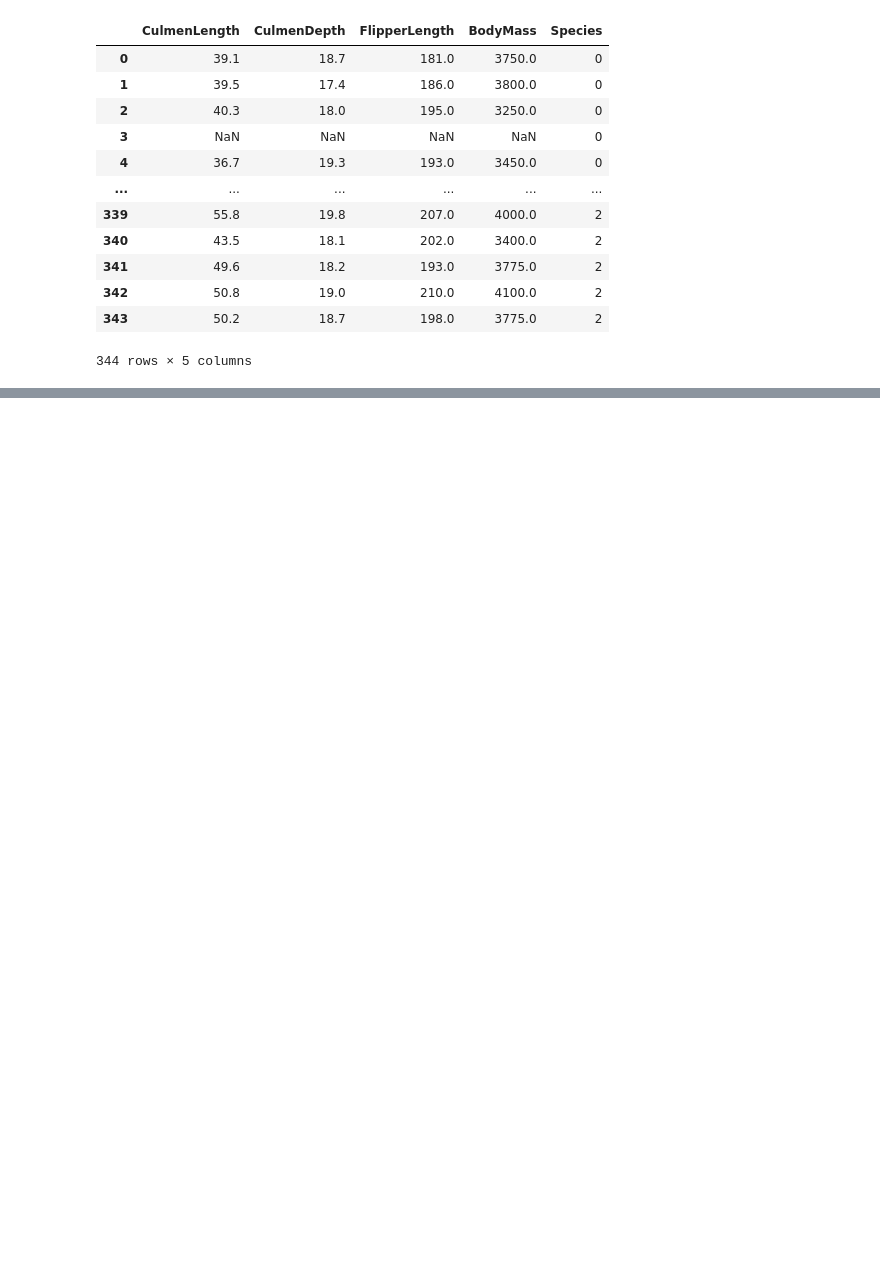
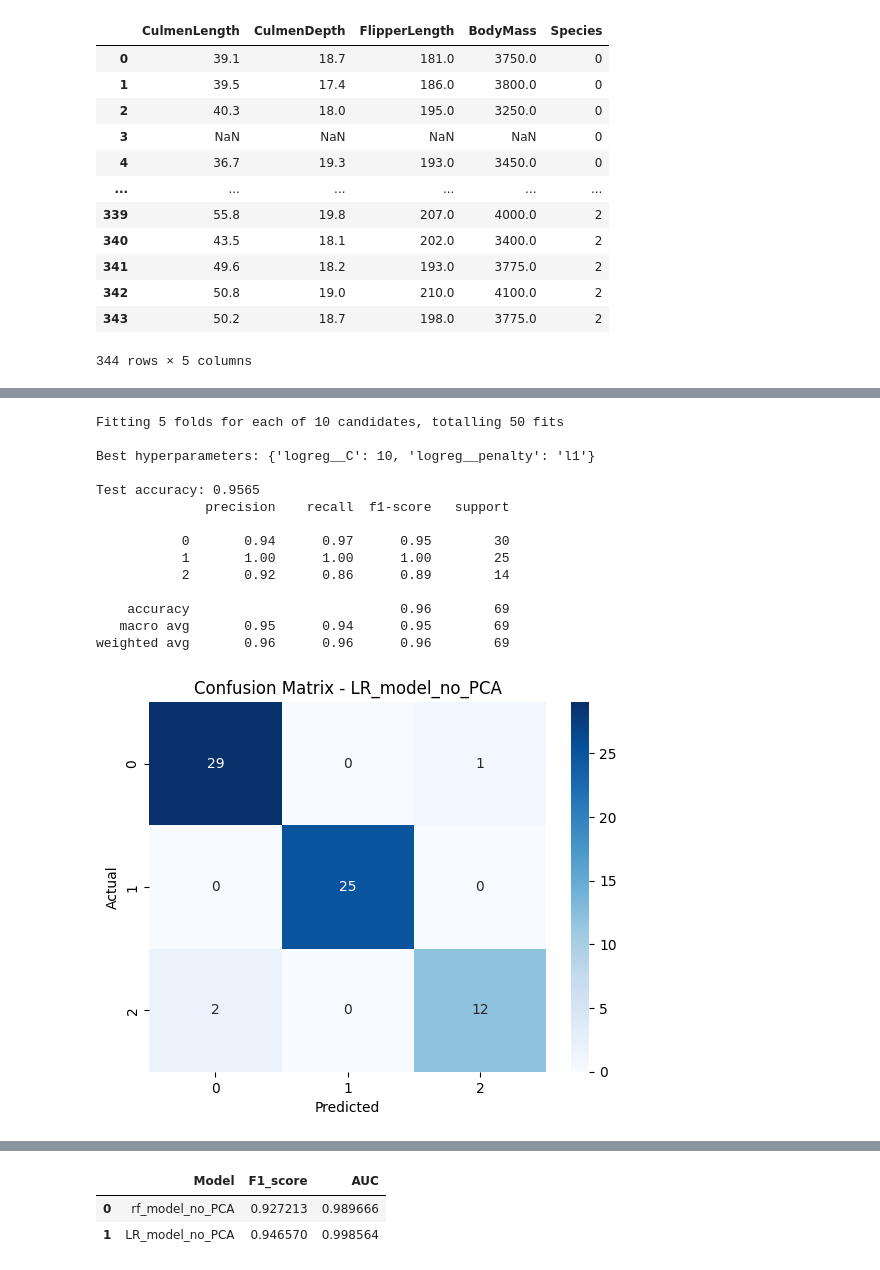
Before and after one commit to Piozel/Penguins_PCA, a Jupyter notebook: Zadanie_penguins_PCA.ipynb, the cells around one changed output, grey strips where cells are left out. Drawn from its saved outputs; the diff is of its cells as text; code cells hidden in the pictures; blank space fills up the shorter version.

```diff
--- a/Zadanie_penguins_PCA.ipynb
+++ b/Zadanie_penguins_PCA.ipynb
@@ -113,0 +159,44 @@ def plot_classification_surface(model, X, y, title=""):
+# %%
+from sklearn.linear_model import LogisticRegression
+from sklearn.pipeline import Pipeline
+
+
+pipe = Pipeline([
+    ('scaler', StandardScaler()),
+    ('logreg', LogisticRegression(max_iter=10000, solver='saga'))
+])
+
+
+param_grid = {
+    'logreg__C': [0.01, 0.1, 1, 10, 100],   # Regularyzacja C
+    'logreg__penalty': ['l1', 'l2']          # Typ regularyzacji
+}
+
+grid_search = GridSearchCV(pipe, param_grid, scoring='f1_macro', cv=5, verbose=10, n_jobs=-1)
+
+grid_search.fit(X_train, y_train)
+
+
+print('\nBest hyperparameters:', grid_search.best_params_)
+best_model = grid_search.best_estimator_
+
+
+logreg_no_PCA = best_model.score(X_test, y_test)
+print(f'\nTest accuracy: {logreg_no_PCA:.4f}')
+calculate_metrics(best_model, 'LR_model_no_PCA', X_test, y_test)
+# %% [output]
+Fitting 5 folds for each of 10 candidates, totalling 50 fits
+
+Best hyperparameters: {'logreg__C': 10, 'logreg__penalty': 'l1'}
+
+Test accuracy: 0.9565
+              precision    recall  f1-score   support
+
+           0       0.94      0.97      0.95        30
+           1       1.00      1.00      1.00        25
+           2       0.92      0.86      0.89        14
+
+    accuracy                           0.96        69
+   macro avg       0.95      0.94      0.95        69
+weighted avg       0.96      0.96      0.96        69
+[figure, added]
@@ -114 +204,4 @@ def plot_classification_surface(model, X, y, title=""):
+|  | Model | F1_score | AUC |
+| 0 | rf_model_no_PCA | 0.927213 | 0.989666 |
+| 1 | LR_model_no_PCA | 0.946570 | 0.998564 |
 # %%
```
Also changed, not shown: parts of 6 cells of this notebook.
